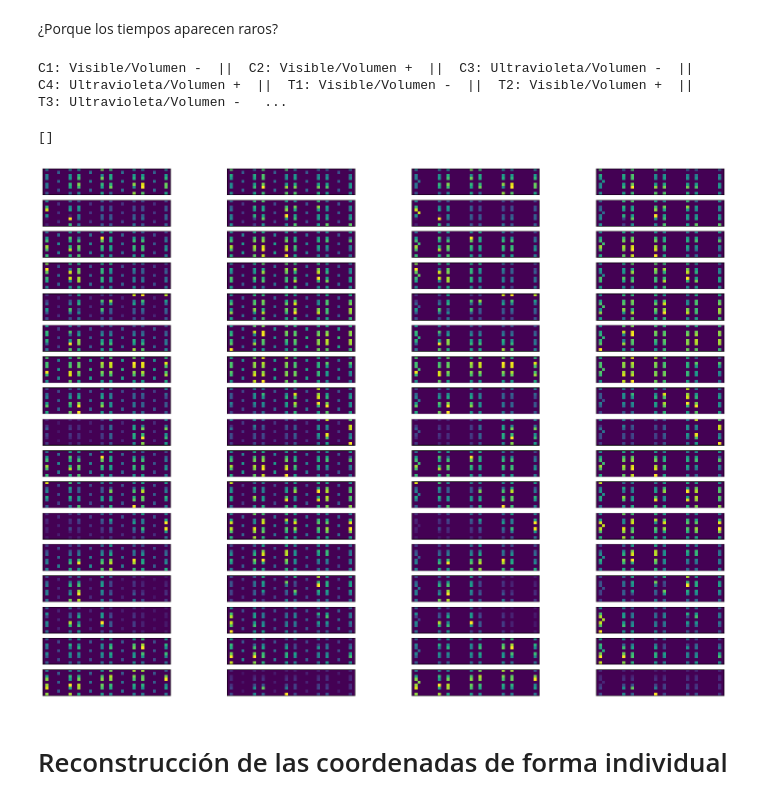
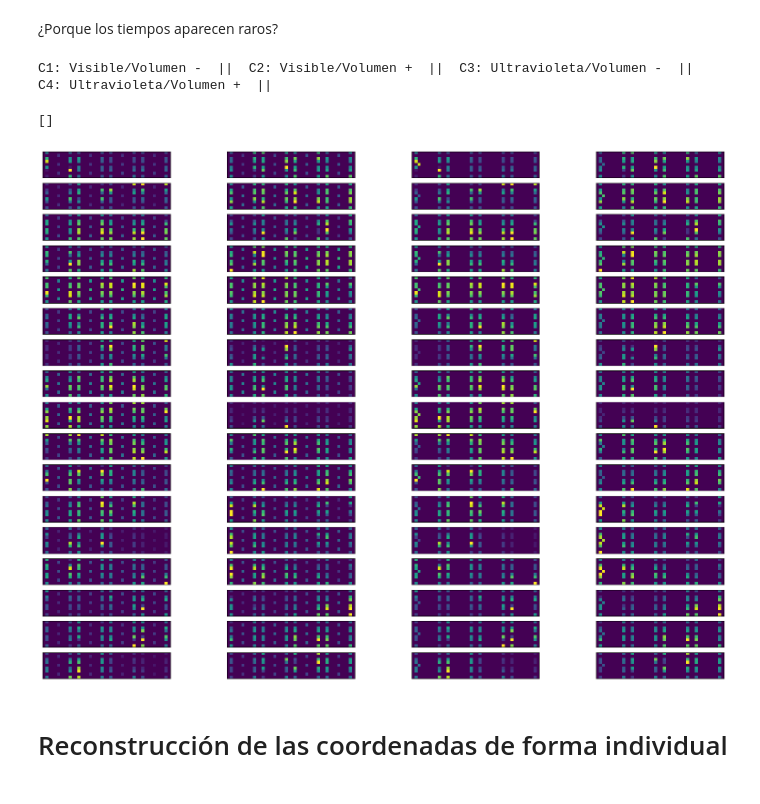
Before and after one commit to CIEMAT-Neutrino/AI_nuvT, a Jupyter notebook: nuvT_pred.ipynb, the cells around one changed output. Saved outputs shown, nothing was run; the diff lists cells and outputs as text; code cells hidden in the pictures.

```diff
--- a/nuvT_pred.ipynb
+++ b/nuvT_pred.ipynb
@@ -44,0 +156,12 @@ Keys in optree: ['eventID', 'runID', 'subrunID', 'nuvX', 'nuvY', 'nuvZ', 'nuvT',
+# %%
+print(prueba)
+for i in range(1, len(prueba[0])):
+    branch_name = f"var{i}"
+    data = prueba[0][i]
+    plt.hist(data, bins=50, histtype='step', label=branch_name, alpha=0.7)
+
+plt.xlabel("Value")
+plt.ylabel("Frequency")
+plt.xlim(0,312)
+plt.title("Histograms of all branches")
+plt.show()
@@ -127,0 +255,11 @@ hit_t = optree['flash_ophit_time'].array()
+# %%
+for i in range(1, len(hit_PE[0])):
+    branch_name = f"var{i}"
+    data = hit_PE[0][i]
+    plt.hist(data, bins=50, histtype='step', label=branch_name, alpha=0.7)
+
+plt.xlabel("Value")
+plt.ylabel("Frequency")
+plt.xlim(0,312)
+plt.title("Histograms of all branches")
+plt.show()
@@ -229,21 +347,21 @@ Number of events, image height, width, layers: (50, 9, 44, 8)
 # %% [markdown]
 ¿Porque los tiempos aparecen raros?
 # %%
-event_index = np.array([30,0,31,27,1,3,4,32,25,31,23,38,18,16,12,37,8])
+event_index = np.array([0,1,2,3,4,5,6,7,8,9,10,11,12,13,14,15,16])
 
-print('C1: Visible/Volumen -  ||  C2: Visible/Volumen +  ||  C3: Ultravioleta/Volumen -  ||  C4: Ultravioleta/Volumen +  ||  T1: Visible/Volumen -  ||  T2: Visible/Volumen +  ||  T3: Ultravioleta/Volumen -  ||  T4: Ultravioleta/Volumen +')
-
+print('C1: Visible/Volumen -  ||  C2: Visible/Volumen +  ||  C3: Ultravioleta/Volumen -  ||  C4: Ultravioleta/Volumen +  ||')
+#T1: Visible/Volumen -  ||  T2: Visible/Volumen +  ||  T3: Ultravioleta/Volumen -  ||  T4: Ultravioleta/Volumen +
 fig, axs = plt.subplots(17, 4, figsize=(20, 15))
 
 for i in range(17):
   for j in range(4):
     axs[i,j].imshow(image[event_index[i],:,:,j])
 
 plt.setp(axs, xticks=[], yticks=[])
 # %% [output]
-C1: Visible/Volumen -  ||  C2: Visible/Volumen +  ||  C3: Ultravioleta/Volumen -  ||  C4: Ultravioleta/Volumen +  ||  T1: Visible/Volumen -  ||  T2: Visible/Volumen +  ||  T3: Ultravioleta/Volumen -   ...
+C1: Visible/Volumen -  ||  C2: Visible/Volumen +  ||  C3: Ultravioleta/Volumen -  ||  C4: Ultravioleta/Volumen +  ||
 []
-[figure, old version]
+[figure, new version]
 # %% [markdown]
 
 
```
Also changed, not shown: parts of 10 cells of this notebook.
